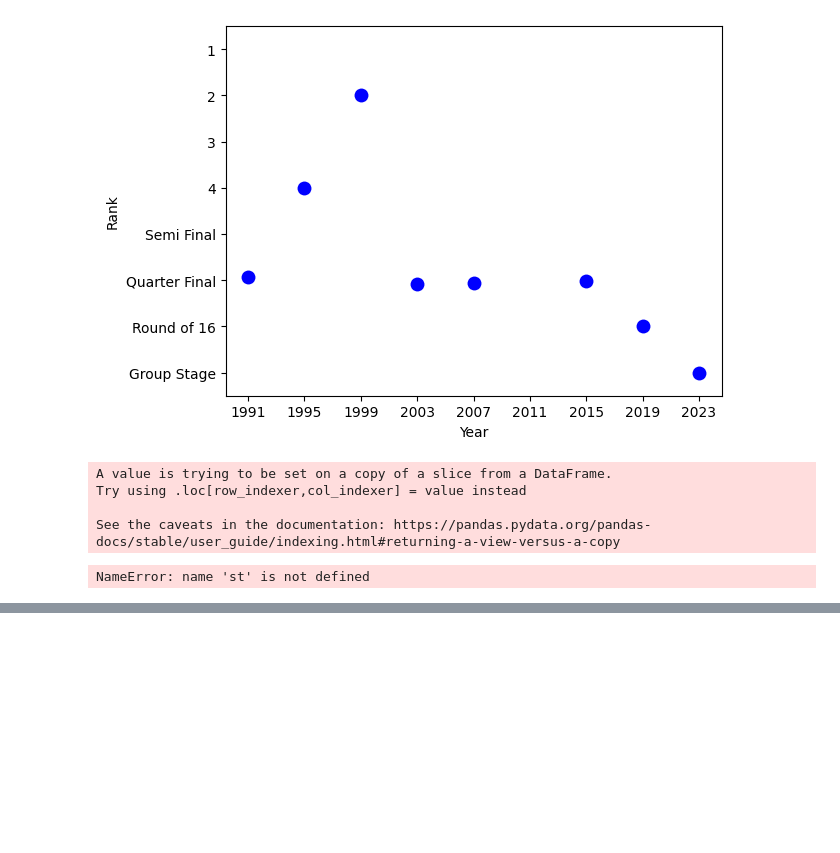
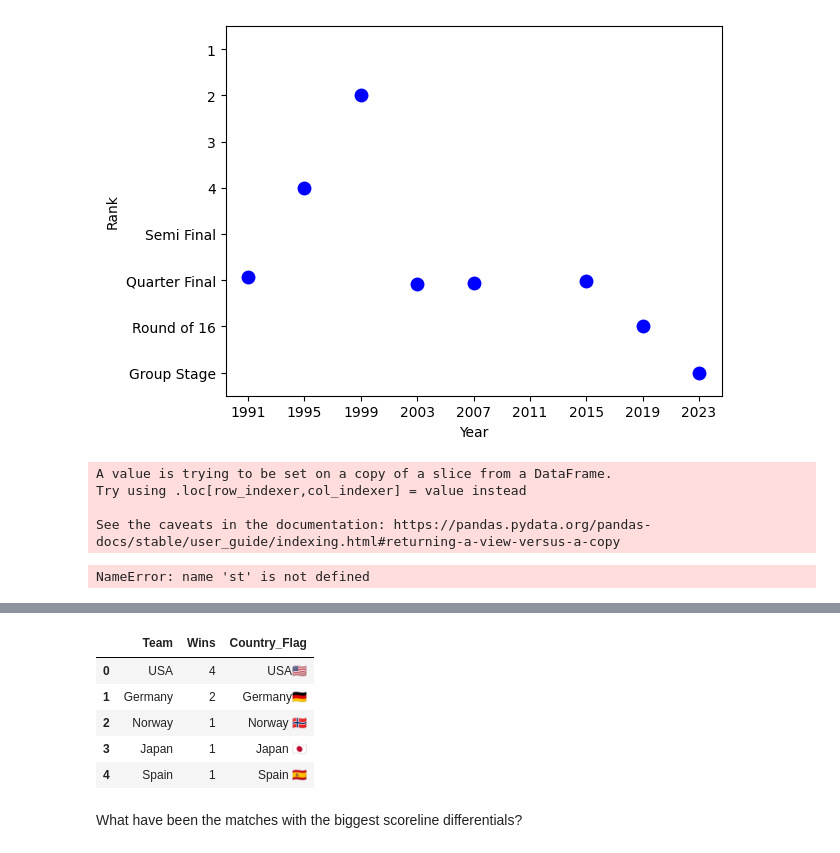
Before and after one commit to vishakiv/Margins_To_Main_Stage, a Jupyter notebook: EDA.ipynb, the cells around one changed output, grey strips where cells are left out. Drawn from its saved outputs; the diff is of its cells as text; code cells hidden in the pictures; blank space fills up the shorter version.

```diff
--- a/EDA.ipynb
+++ b/EDA.ipynb
@@ -432,3 +432,6 @@ fig.update_layout(
 st.plotly_chart(fig, use_container_width=True)
 # %% [output]
 NameError: name 'st' is not defined
+# %%
+teams = pd.read_csv("data/teams_updated.csv",index_col=0)
+teams["Year"] = teams["Year"].astype(str)
@@ -434,0 +551,16 @@ NameError: name 'st' is not defined
+# %%
+winner_counts = teams[teams["Rank"].isin(["1"])]\
+    ["Team"].value_counts() \
+    .reset_index()\
+    .rename(columns={"Team":"Team","count":"Wins"})
+
+winner_counts["Country_Flag"] = winner_counts["Team"].map(country_to_flag)
+
+winner_counts
+# %% [output]
+|  | Team | Wins | Country_Flag |
+| 0 | USA | 4 | USA🇺🇸 |
+| 1 | Germany | 2 | Germany🇩🇪 |
+| 2 | Norway | 1 | Norway 🇳🇴 |
+| 3 | Japan | 1 | Japan 🇯🇵 |
+| 4 | Spain | 1 | Spain 🇪🇸 |
@@ -434,0 +616,2 @@ NameError: name 'st' is not defined
+# %% [markdown]
+  What have been the matches with the biggest scoreline differentials?
```
Also changed, not shown: parts of 9 cells of this notebook, 2 other files.
